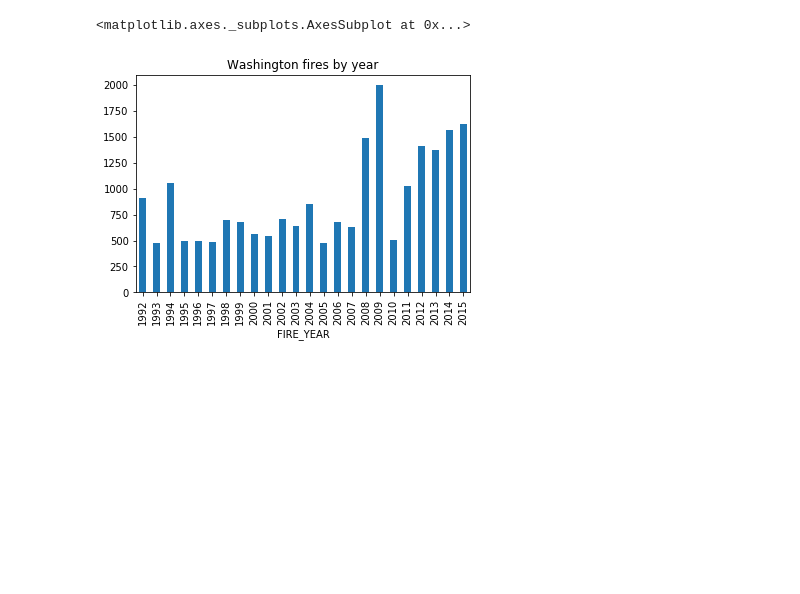
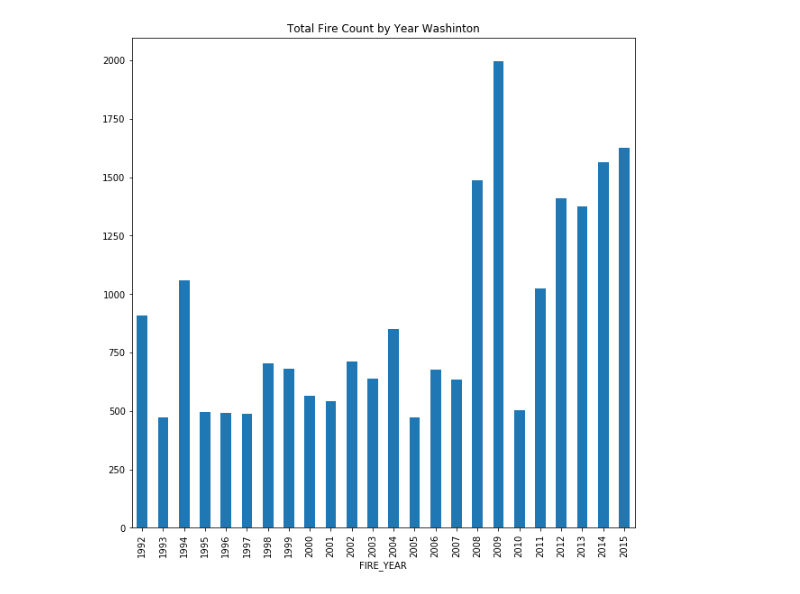
Before and after one commit to meharperjr/WyldFyrez, a Jupyter notebook: Fire Count Breakdown.ipynb, the cells around one changed output. Saved outputs shown, nothing was run; the diff lists cells and outputs as text; code cells hidden in the pictures; blank space fills up the shorter version.

```diff
--- a/Fire Count Breakdown.ipynb
+++ b/Fire Count Breakdown.ipynb
@@ -78,15 +74,12 @@ GA_df.plot.bar()
 # %%
 # File to Load
 file_to_load = "WAFireData.csv"
 
 # Read Purchasing File and store into Pandas data frame
 fire_WA = pd.read_csv(file_to_load)
 
+fire_WA.groupby('FIRE_YEAR')["OBJECTID"].nunique().plot(kind='bar', figsize=(10,10), title = "Total Fire Count by Year Washinton")
 
-WA_year = fire_WA.groupby(["FIRE_YEAR"])
-WA_df= WA_year["OBJECTID"].nunique()
-
-WA_df.plot.bar(title ="Washington fires by year")
+plt.savefig('data/total_Fires_Chart_By_Year_WA.png')
 # %% [output]
-<matplotlib.axes._subplots.AxesSubplot at 0x...>
-[figure, old version]
+[figure, new version]
```
Also changed, not shown: parts of 9 cells of this notebook, 8 other files.
